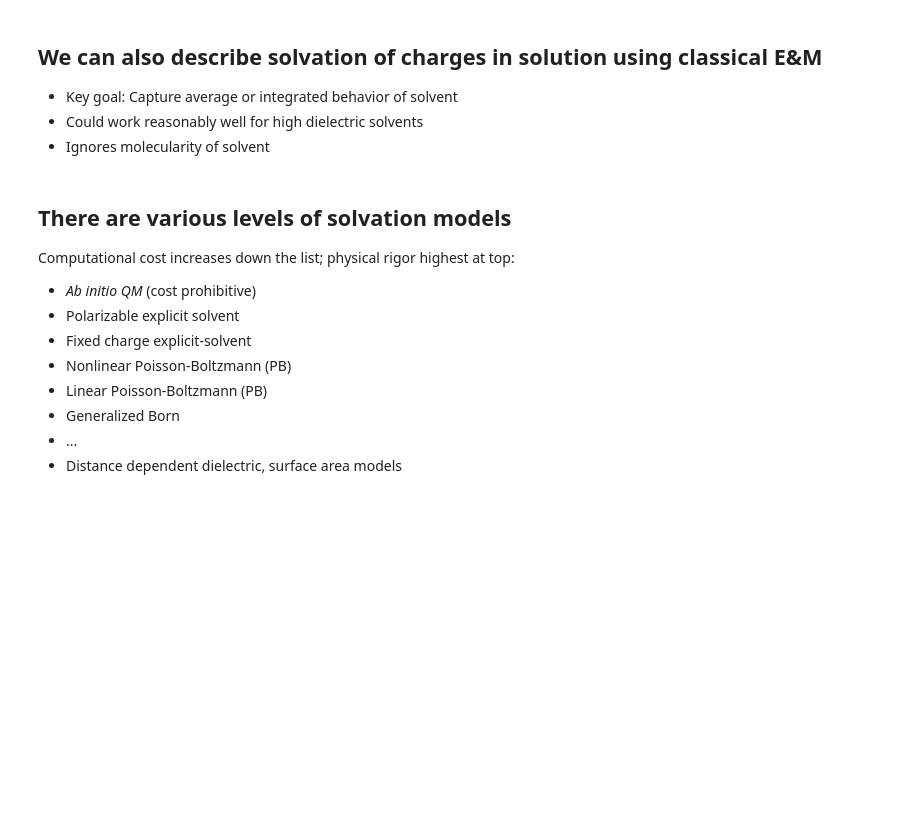
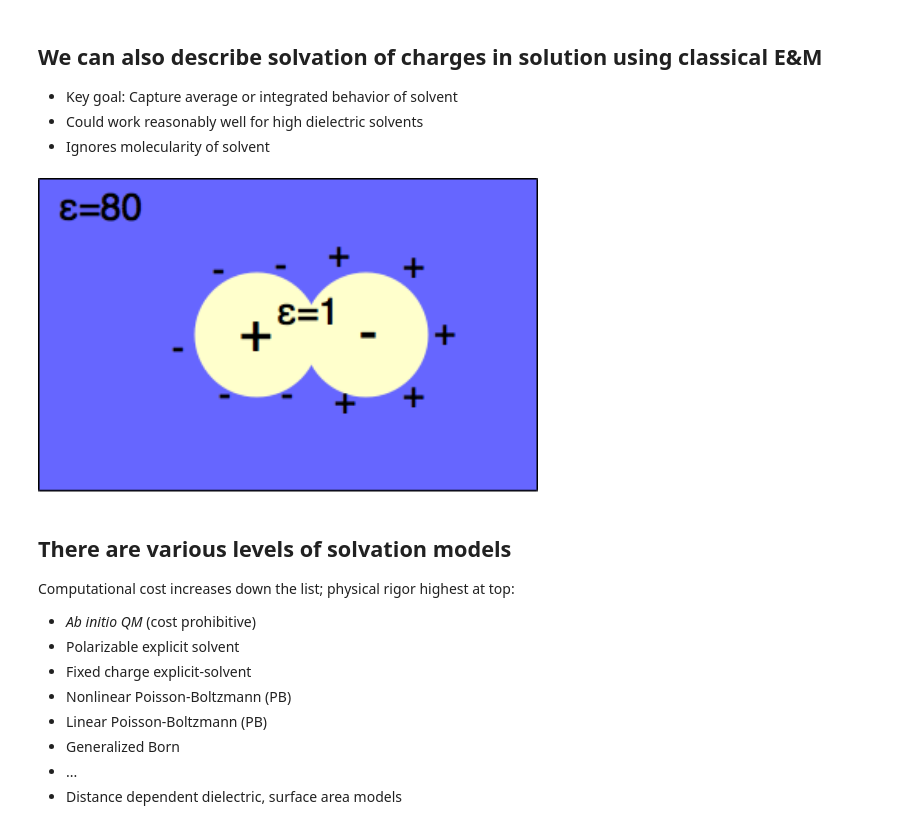
Before and after one commit to MobleyLab/drug-computing, a Jupyter notebook: uci-pharmsci/lectures/solvation/solvation.ipynb, the cells around one changed output. Cells and saved outputs as stored; diff of their text form; code cells hidden in the pictures; blank space fills up the shorter version.

```diff
--- a/uci-pharmsci/lectures/solvation/solvation.ipynb
+++ b/uci-pharmsci/lectures/solvation/solvation.ipynb
@@ -48,7 +41,9 @@ A conducting plane has a dielectric constant ($\epsilon$) of infinity. Solvents,
 - Could work reasonably well for high dielectric solvents
 - Ignores molecularity of solvent
 # %%
-Image('images/born.png', width = 700)
+Image('images/born.png', width = 500)
+# %% [output]
+[figure, added]
 # %% [markdown]
 ## There are various levels of solvation models
 
```
Also changed, not shown: parts of 27 cells of this notebook.
